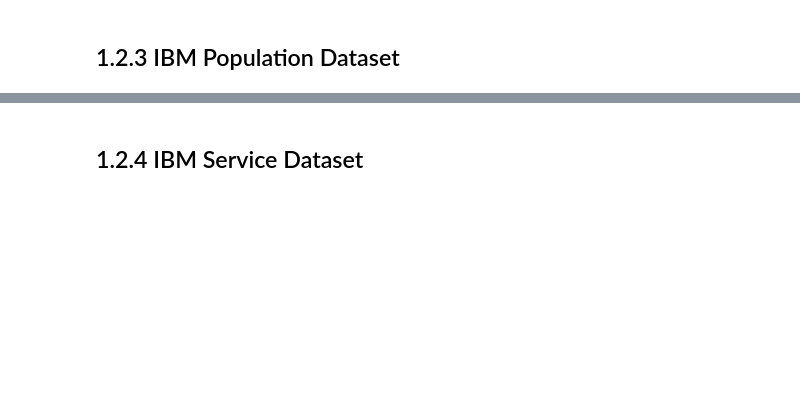
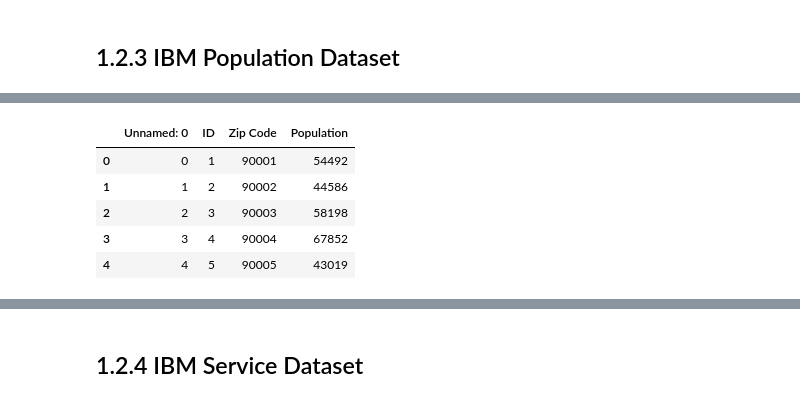
Before and after one commit to eelisee/telco-customer-churn, a Jupyter notebook: 3_preprocessing/preprocessing.ipynb, the cells around one changed output, grey strips where cells are left out. Saved outputs shown, nothing was run; the diff lists cells and outputs as text; code cells hidden in the pictures; blank space fills up the shorter version.

```diff
--- a/3_preprocessing/preprocessing.ipynb
+++ b/3_preprocessing/preprocessing.ipynb
@@ -309,0 +358,21 @@ These features provide valuable insights into the geographical distribution of c
+# %%
+# Load the population dataset
+population_file_path = '../2_data/original_data/Telecommunications_Industry/Telco_customer_churn_population.xlsx'
+csv_file_path = '../2_data/Telco_customer_churn_population.csv'
+df_population = pd.read_excel(population_file_path)
+
+# Save the population dataset to a CSV file
+df_population.to_csv(csv_file_path)
+
+# Load the population dataset from the CSV file
+df_population = pd.read_csv(csv_file_path)
+
+# Display the first few rows of the population dataset
+df_population.head()
+# %% [output]
+|  | Unnamed: 0 | ID | Zip Code | Population |
+| 0 | 0 | 1 | 90001 | 54492 |
+| 1 | 1 | 2 | 90002 | 44586 |
+| 2 | 2 | 3 | 90003 | 58198 |
+| 3 | 3 | 4 | 90004 | 67852 |
+| 4 | 4 | 5 | 90005 | 43019 |
```
Also changed, not shown: parts of 11 cells of this notebook, 1 other file.
